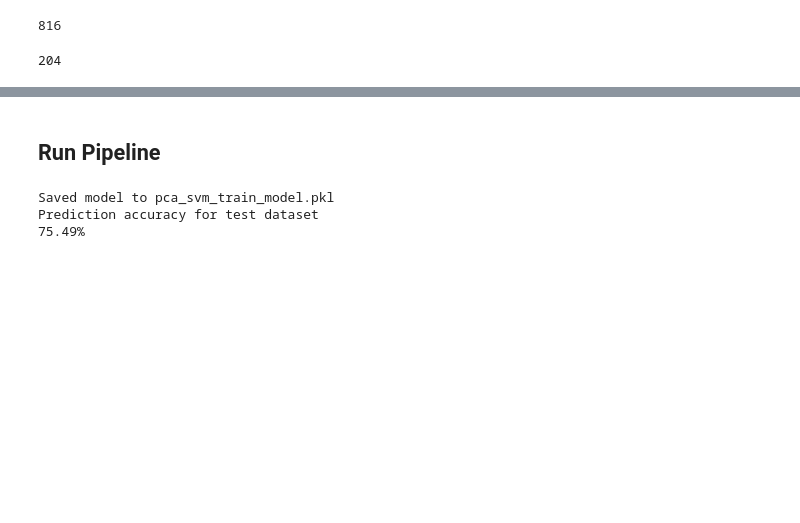
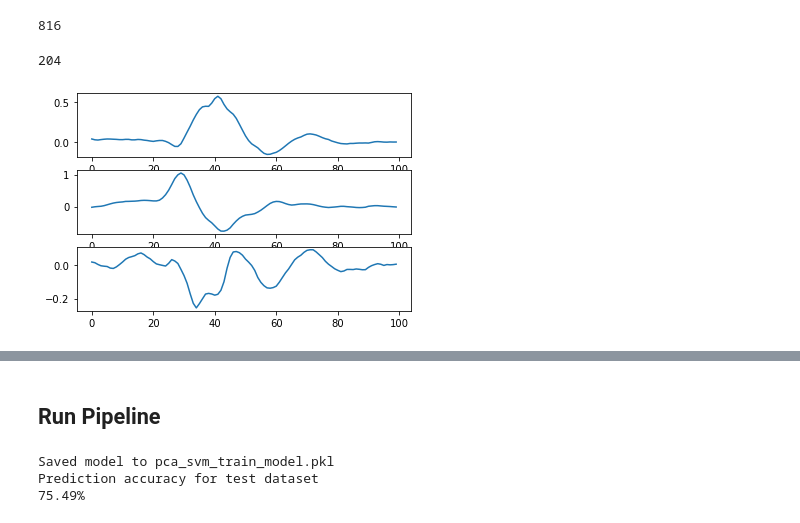
Before and after one commit to OlinSTEP/signal-processing-gesture-data-collection, a Jupyter notebook: demo_day/final_model.ipynb, the cells around one changed output, grey strips where cells are left out. Cells and saved outputs as stored; diff of their text form; code cells hidden in the pictures; blank space fills up the shorter version.

```diff
--- a/demo_day/final_model.ipynb
+++ b/demo_day/final_model.ipynb
@@ -180,0 +176,11 @@ def plot_trace(t_data, t_labels, choose_gesture = 1, choose_channel = 2):
+# %%
+def plot_single_trace(t_data):
+    fig, (ax1, ax2, ax3) = plt.subplots(3)
+    ax1.plot(range(100), t_data[0:100])
+    ax2.plot(range(100), t_data[100:200])
+    ax3.plot(range(100), t_data[200:300])
+# %%
+plot_single_trace(X_train[0])
+# plot_single_trace(X_train[1])
+# %% [output]
+[figure, added]
```
Also changed, not shown: parts of 3 cells of this notebook.
